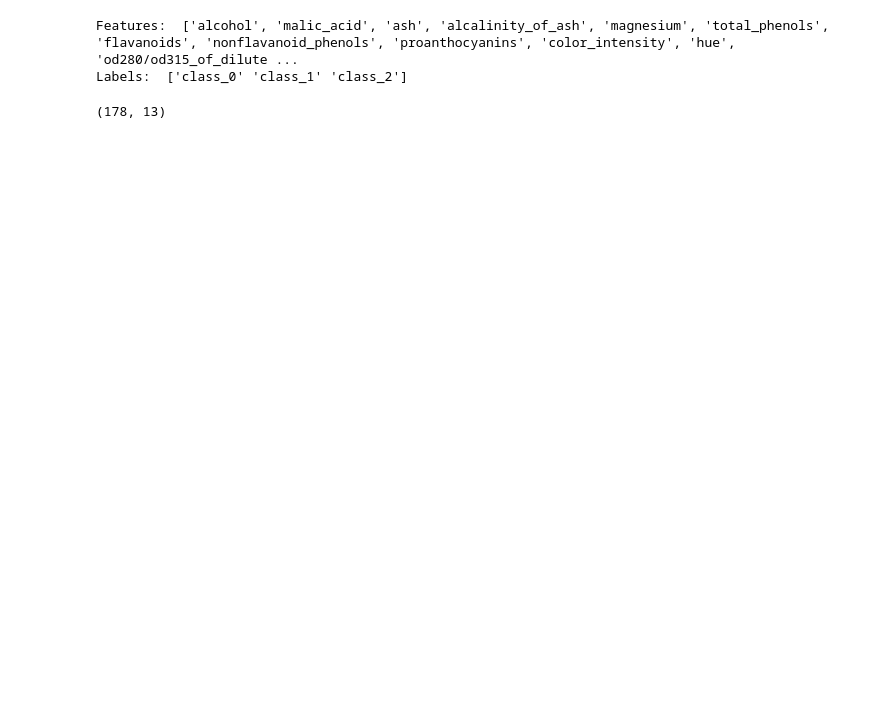
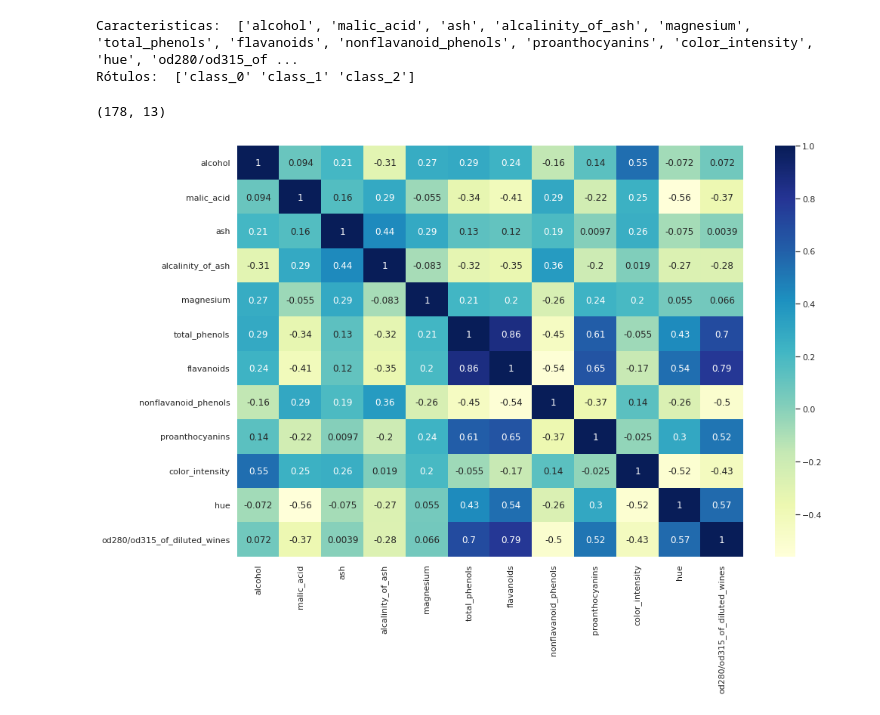
Before and after one commit to TheJulius/NaiveBayes, a Jupyter notebook: NaiveBayesMultipleLabels.ipynb, the cells around one changed output. Cells and saved outputs as stored; diff of their text form; code cells hidden in the pictures; blank space fills up the shorter version.

Commit message:
added data analysis

```diff
--- a/NaiveBayesMultipleLabels.ipynb
+++ b/NaiveBayesMultipleLabels.ipynb
@@ -6,11 +33,11 @@ from sklearn import datasets
 wine = datasets.load_wine()
-# %%
-# print the names of the 13 features
-print ("Features: ", wine.feature_names)
-
-# print the label type of wine(class_0, class_1, class_2)
-print ("Labels: ", wine.target_names)
-# %% [output]
-Features:  ['alcohol', 'malic_acid', 'ash', 'alcalinity_of_ash', 'magnesium', 'total_phenols', 'flavanoids', 'nonflavanoid_phenols', 'proanthocyanins', 'color_intensity', 'hue', 'od280/od315_of_dilute ...
-Labels:  ['class_0' 'class_1' 'class_2']
+# %%
+#Imprimir as 13 caracteristicas
+print ("Caracteristicas: ", wine.feature_names)
+
+#Imprima o tipo de rótulo do vinho (class_0, class_1, class_2)
+print ("Rótulos: ", wine.target_names)
+# %% [output]
+Caracteristicas:  ['alcohol', 'malic_acid', 'ash', 'alcalinity_of_ash', 'magnesium', 'total_phenols', 'flavanoids', 'nonflavanoid_phenols', 'proanthocyanins', 'color_intensity', 'hue', 'od280/od315_of ...
+Rótulos:  ['class_0' 'class_1' 'class_2']
 # %%
@@ -18,3 +45,10 @@ Labels:  ['class_0' 'class_1' 'class_2']
 wine.data.shape
 # %% [output]
 (178, 13)
+# %%
+df = pd.DataFrame(wine.data, columns=wine.feature_names)
+sns.set(rc={'figure.figsize':(15,10)})
+sns.heatmap(df.iloc[:,:-1].corr(), annot=True, cmap="YlGnBu")
+plt.show()
+# %% [output]
+[figure, added]
```
Also changed, not shown: parts of 10 cells of this notebook.
